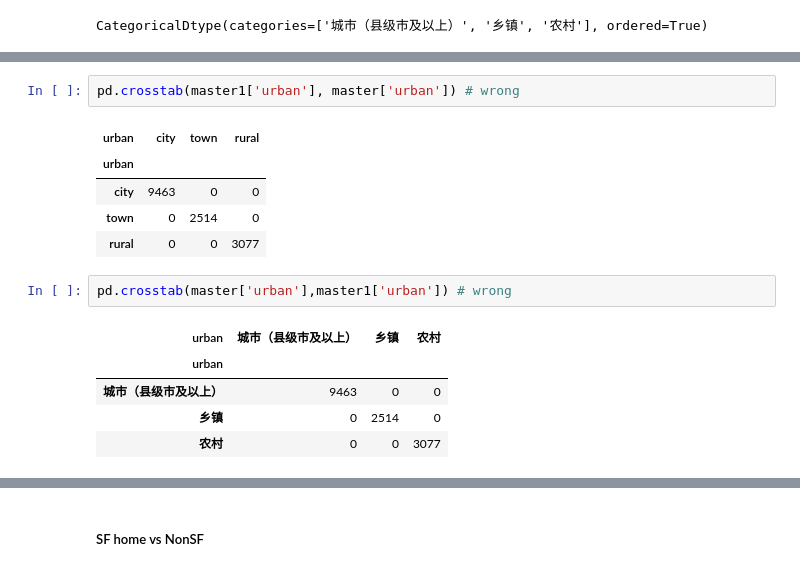
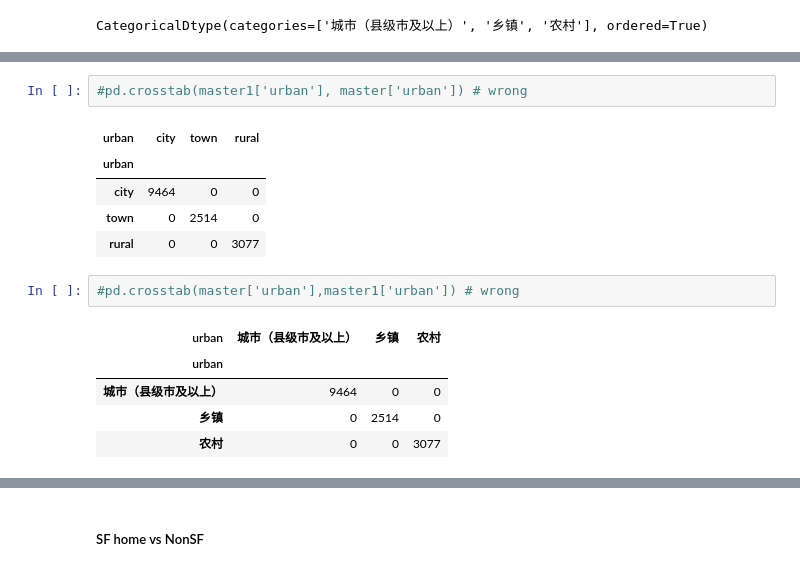
Before and after one commit to JK558/Land-Cover-UHI-Energy-Use, a Jupyter notebook: Land-Cover-UHI-Energy-Use.ipynb, the cells around one changed output, grey strips where cells are left out. Drawn from its saved outputs; the diff is of its cells as text.

```diff
--- a/Land-Cover-UHI-Energy-Use.ipynb
+++ b/Land-Cover-UHI-Energy-Use.ipynb
@@ -2033,19 +2113,19 @@ master1.urban.value_counts(dropna=False)
 NaN             48
 Name: urban, dtype: int64
 # %%
-pd.crosstab(master1['urban'], master['urban']) # wrong
+#pd.crosstab(master1['urban'], master['urban']) # wrong
 # %% [output]
 | urban | city | town | rural |
 | urban |  |  |  |
-| city | 9463 | 0 | 0 |
+| city | 9464 | 0 | 0 |
 | town | 0 | 2514 | 0 |
 | rural | 0 | 0 | 3077 |
 # %%
-pd.crosstab(master['urban'],master1['urban']) # wrong
+#pd.crosstab(master['urban'],master1['urban']) # wrong
 # %% [output]
 | urban | 城市（县级市及以上） | 乡镇 | 农村 |
 | urban |  |  |  |
-| 城市（县级市及以上） | 9463 | 0 | 0 |
+| 城市（县级市及以上） | 9464 | 0 | 0 |
 | 乡镇 | 0 | 2514 | 0 |
 | 农村 | 0 | 0 | 3077 |
 # %%
```
Also changed, not shown: parts of 308 cells of this notebook.
